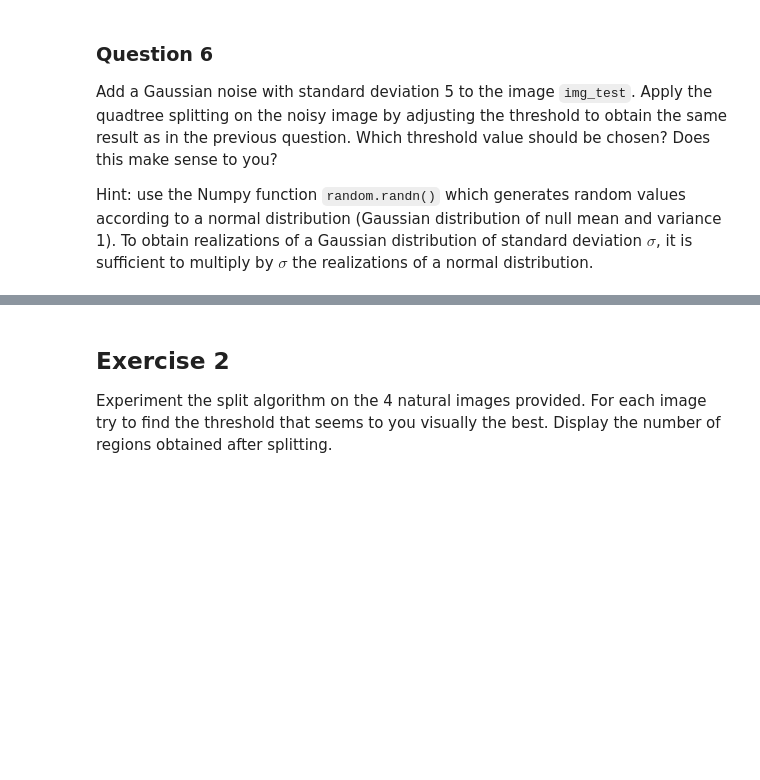
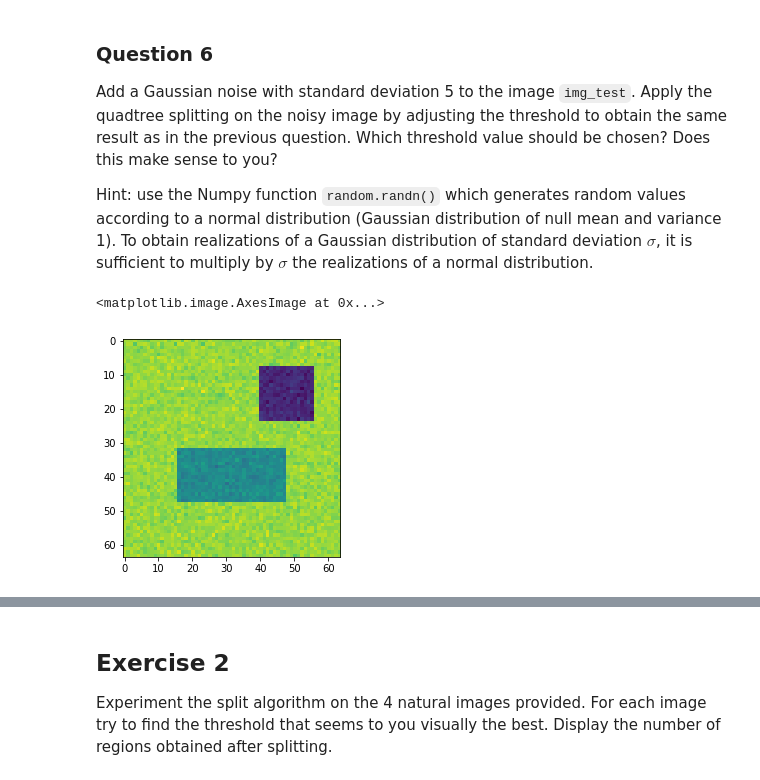
Before and after one commit to CharlesAttend/M1-S1-DAC, a Jupyter notebook: BIMA/TME/TME7/TME7.ipynb, the cells around one changed output, grey strips where cells are left out. Cells and saved outputs as stored; diff of their text form; code cells hidden in the pictures; blank space fills up the shorter version.

```diff
--- a/BIMA/TME/TME7/TME7.ipynb
+++ b/BIMA/TME/TME7/TME7.ipynb
@@ -113,0 +183,23 @@ from numpy import random
+# %%
+from numpy import random
+
+def gaussian_noise(I, sig):
+    noise = random.randn(*I.shape)*sig
+    return (I + noise).astype(int)
+
+def show_segmentation(I, *args, ax=None):
+    split_tree = split(I, (0,0, *I.shape), predsplit, *args)
+    regions = listRegions(split_tree, [])
+    regions_img = drawRegions(regions, I)
+    if ax:
+        ax.imshow(regions_img)
+    else:
+        plt.imshow(regions_img)
+        plt.show()
+    return regions_img
+
+noisy_img_test = gaussian_noise(img_test, sig=5)
+plt.imshow(noisy_img_test)
+# %% [output]
+<matplotlib.image.AxesImage at 0x...>
+[figure, added]
```
Also changed, not shown: parts of 18 cells of this notebook.
